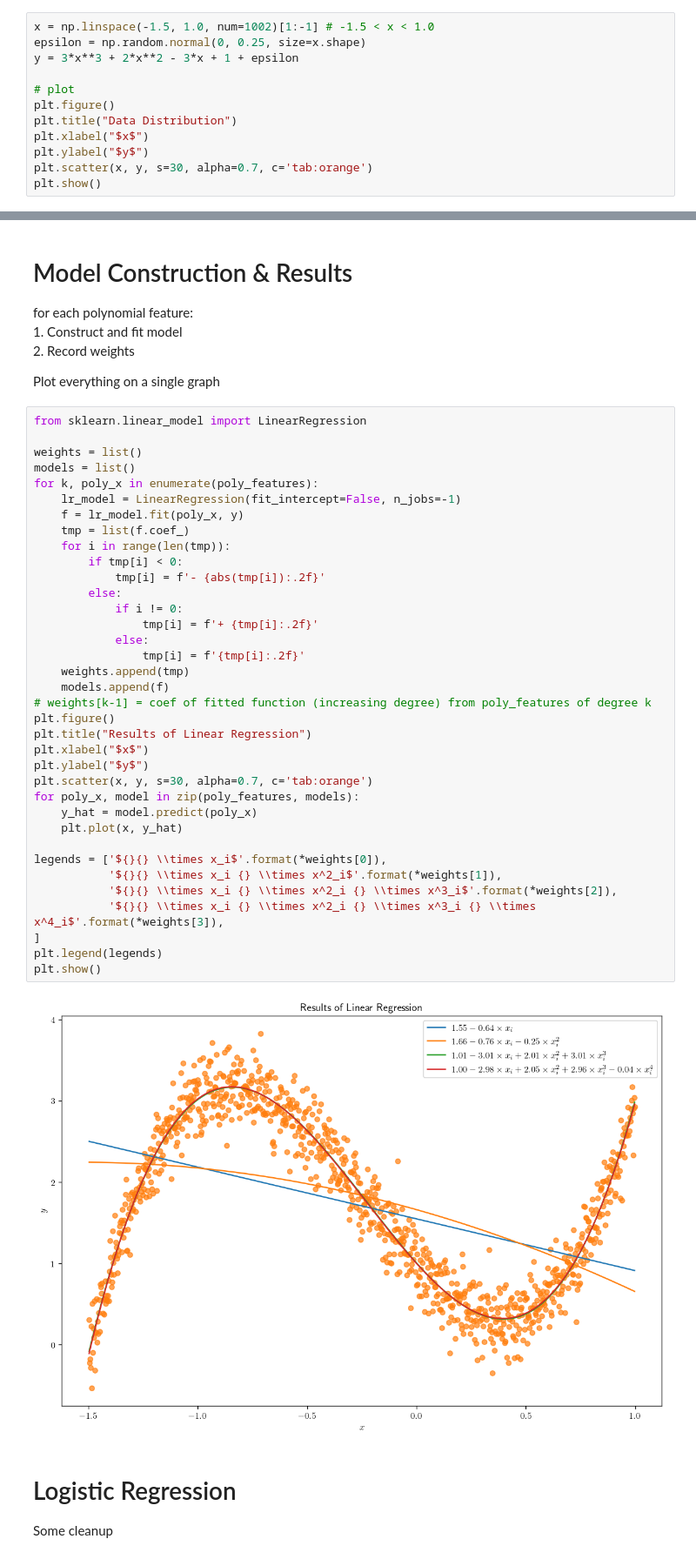
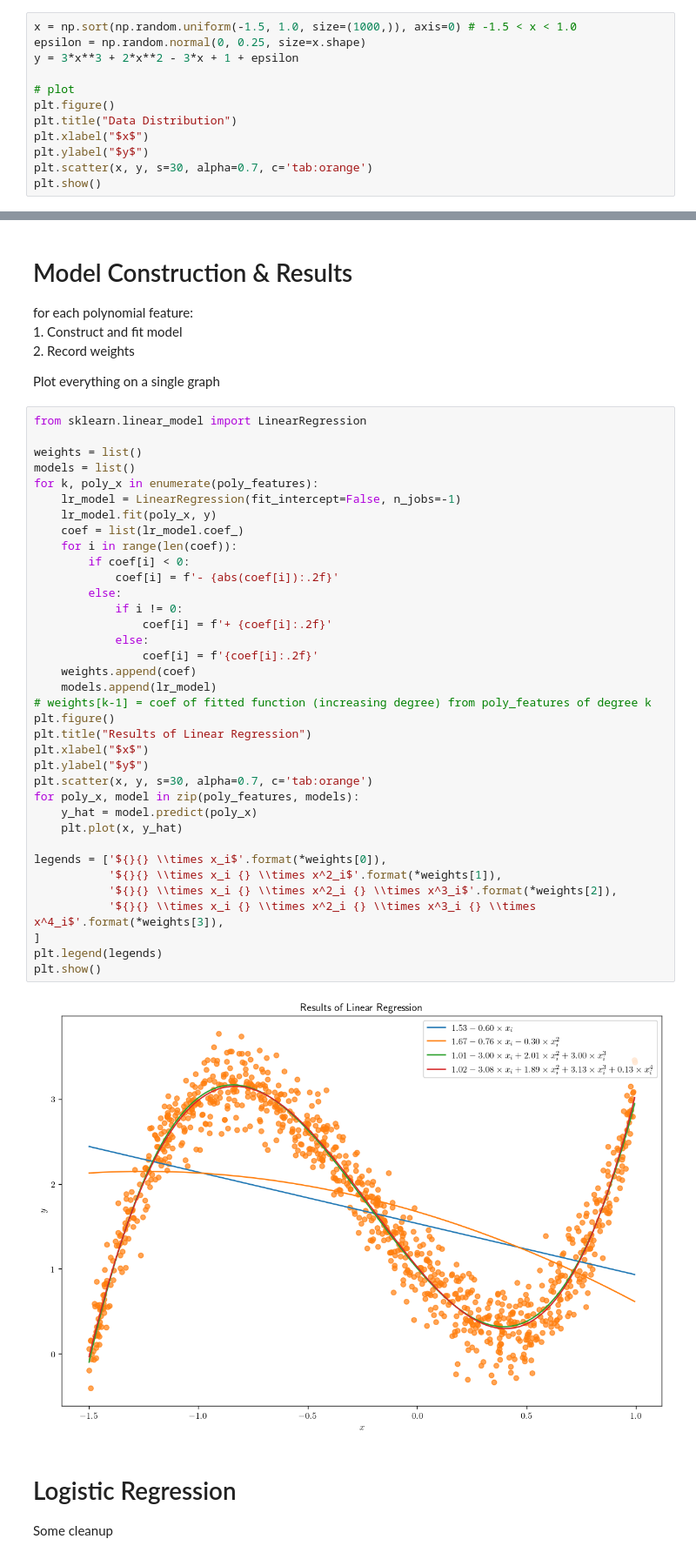
Before and after one commit to pha123661/NYCU-2021Fall-Introduction-to-Machine-Learning, a Jupyter notebook: HW4/Source code HW4 0711239.ipynb, the cells around one changed output, grey strips where cells are left out. Shown at 87% size. Cells and saved outputs as stored; diff of their text form.

Commit message:
Change x to uniform distribution

```diff
--- a/HW4/Source code HW4 0711239.ipynb
+++ b/HW4/Source code HW4 0711239.ipynb
@@ -19,7 +19,7 @@ plt.rcParams['text.usetex'] = True
 # Data Generation
 Generates epsilon and calculates y
 # %%
-x = np.linspace(-1.5, 1.0, num=1002)[1:-1] # -1.5 < x < 1.0
+x = np.sort(np.random.uniform(-1.5, 1.0, size=(1000,)), axis=0) # -1.5 < x < 1.0
 epsilon = np.random.normal(0, 0.25, size=x.shape)
 y = 3*x**3 + 2*x**2 - 3*x + 1 + epsilon
 
@@ -52,41 +52,41 @@ Plot everything on a single graph
 # %%
 from sklearn.linear_model import LinearRegression
 
 weights = list()
 models = list()
 for k, poly_x in enumerate(poly_features):
     lr_model = LinearRegression(fit_intercept=False, n_jobs=-1)
-    f = lr_model.fit(poly_x, y)
-    tmp = list(f.coef_)
-    for i in range(len(tmp)):
-        if tmp[i] < 0:
-            tmp[i] = f'- {abs(tmp[i]):.2f}'
+    lr_model.fit(poly_x, y)
+    coef = list(lr_model.coef_)
+    for i in range(len(coef)):
+        if coef[i] < 0:
+            coef[i] = f'- {abs(coef[i]):.2f}'
         else:
             if i != 0:
-                tmp[i] = f'+ {tmp[i]:.2f}'
+                coef[i] = f'+ {coef[i]:.2f}'
             else:
-                tmp[i] = f'{tmp[i]:.2f}'
-    weights.append(tmp)
-    models.append(f)
+                coef[i] = f'{coef[i]:.2f}'
+    weights.append(coef)
+    models.append(lr_model)
 # weights[k-1] = coef of fitted function (increasing degree) from poly_features of degree k
 plt.figure()
 plt.title("Results of Linear Regression")
 plt.xlabel("$x$")
 plt.ylabel("$y$")
 plt.scatter(x, y, s=30, alpha=0.7, c='tab:orange')
 for poly_x, model in zip(poly_features, models):
     y_hat = model.predict(poly_x)
     plt.plot(x, y_hat)
 
 legends = ['${}{} \\times x_i$'.format(*weights[0]),
            '${}{} \\times x_i {} \\times x^2_i$'.format(*weights[1]),
            '${}{} \\times x_i {} \\times x^2_i {} \\times x^3_i$'.format(*weights[2]),
            '${}{} \\times x_i {} \\times x^2_i {} \\times x^3_i {} \\times x^4_i$'.format(*weights[3]),
 ]
 plt.legend(legends)
 plt.show()
 # %% [output]
-[figure, old version]
+[figure, new version]
 # %% [markdown]
 # Logistic Regression
 Some cleanup
```
Also changed, not shown: parts of 3 cells of this notebook, 1 other file.
